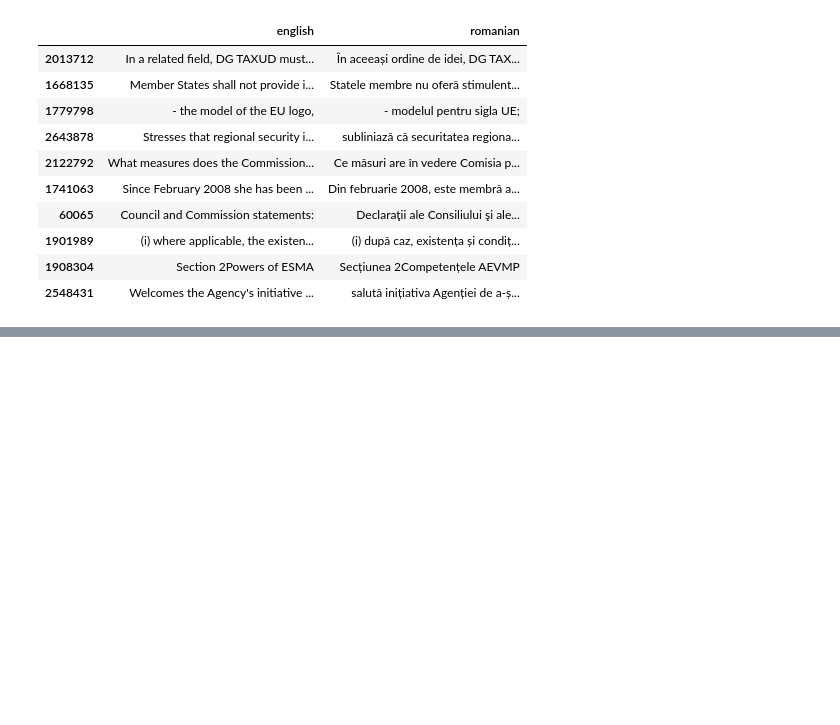
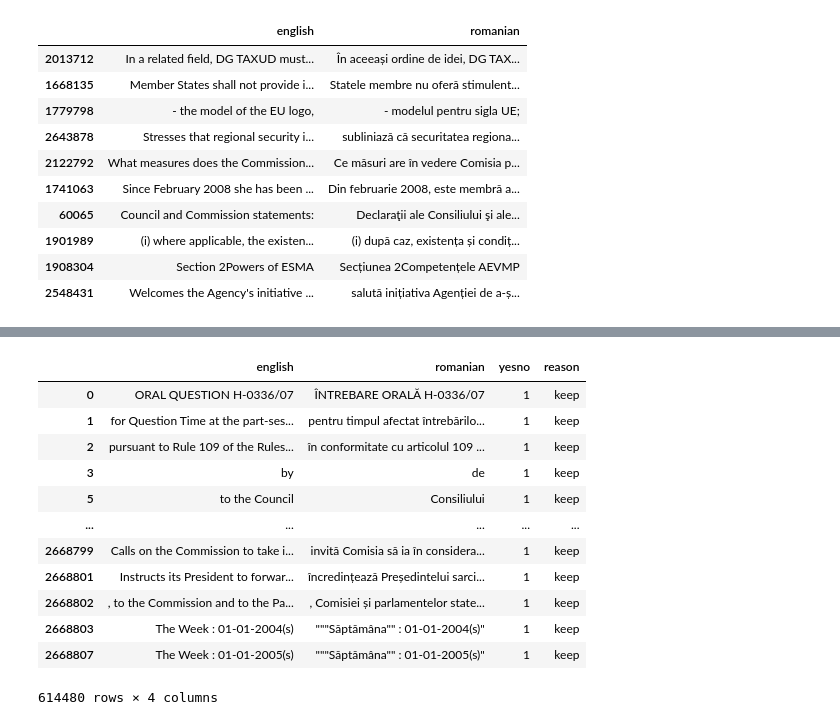
Before and after one commit to clgp2/baCode, a Jupyter notebook: notebooks/01-intermediate.ipynb, the cells around one changed output, grey strips where cells are left out. Drawn from its saved outputs; the diff is of its cells as text; code cells hidden in the pictures; blank space fills up the shorter version.

```diff
--- a/notebooks/01-intermediate.ipynb
+++ b/notebooks/01-intermediate.ipynb
@@ -220,0 +252,19 @@ basic_cleaning_train.loc[[2668795]]
+# %%
+#here very long sentences are included >=1024 characters long
+df_ann_less_rules=pd.read_csv(os.path.join(os.pardir,"/home/bernadeta/BA_code/annotated_bisentences_787895_less_rules.txt"), sep="\t", names=['english', 'romanian', 'yesno', 'reason'], quoting=3)
+df_ann_less_keep=df_ann_less_rules.loc[df_ann_less_rules['reason']=='keep']
+df_ann_less_keep
+# %% [output]
+|  | english | romanian | yesno | reason |
+| 0 | ORAL QUESTION H-0336/07 | ÎNTREBARE ORALĂ H-0336/07 | 1 | keep |
+| 1 | for Question Time at the part-ses... | pentru timpul afectat întrebărilo... | 1 | keep |
+| 2 | pursuant to Rule 109 of the Rules... | în conformitate cu articolul 109 ... | 1 | keep |
+| 3 | by | de | 1 | keep |
+| 5 | to the Council | Consiliului | 1 | keep |
+| ... | ... | ... | ... | ... |
+| 2668799 | Calls on the Commission to take i... | invită Comisia să ia în considera... | 1 | keep |
+| 2668801 | Instructs its President to forwar... | încredințează Președintelui sarci... | 1 | keep |
+| 2668802 | , to the Commission and to the Pa... | , Comisiei și parlamentelor state... | 1 | keep |
+| 2668803 | The Week : 01-01-2004(s) | """Săptămâna"" : 01-01-2004(s)" | 1 | keep |
+| 2668807 | The Week : 01-01-2005(s) | """Săptămâna"" : 01-01-2005(s)" | 1 | keep |
+614480 rows × 4 columns
```
Also changed, not shown: parts of 13 cells of this notebook, 4 other files.
